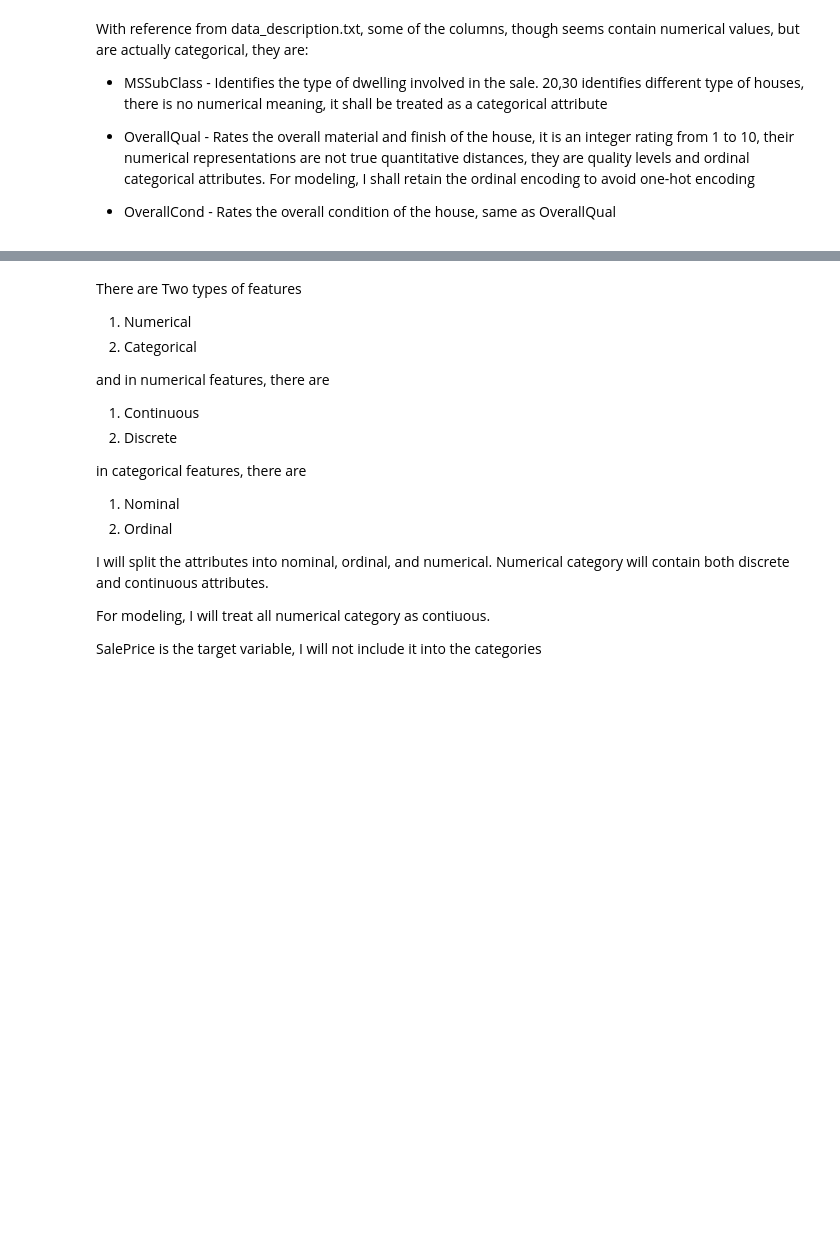
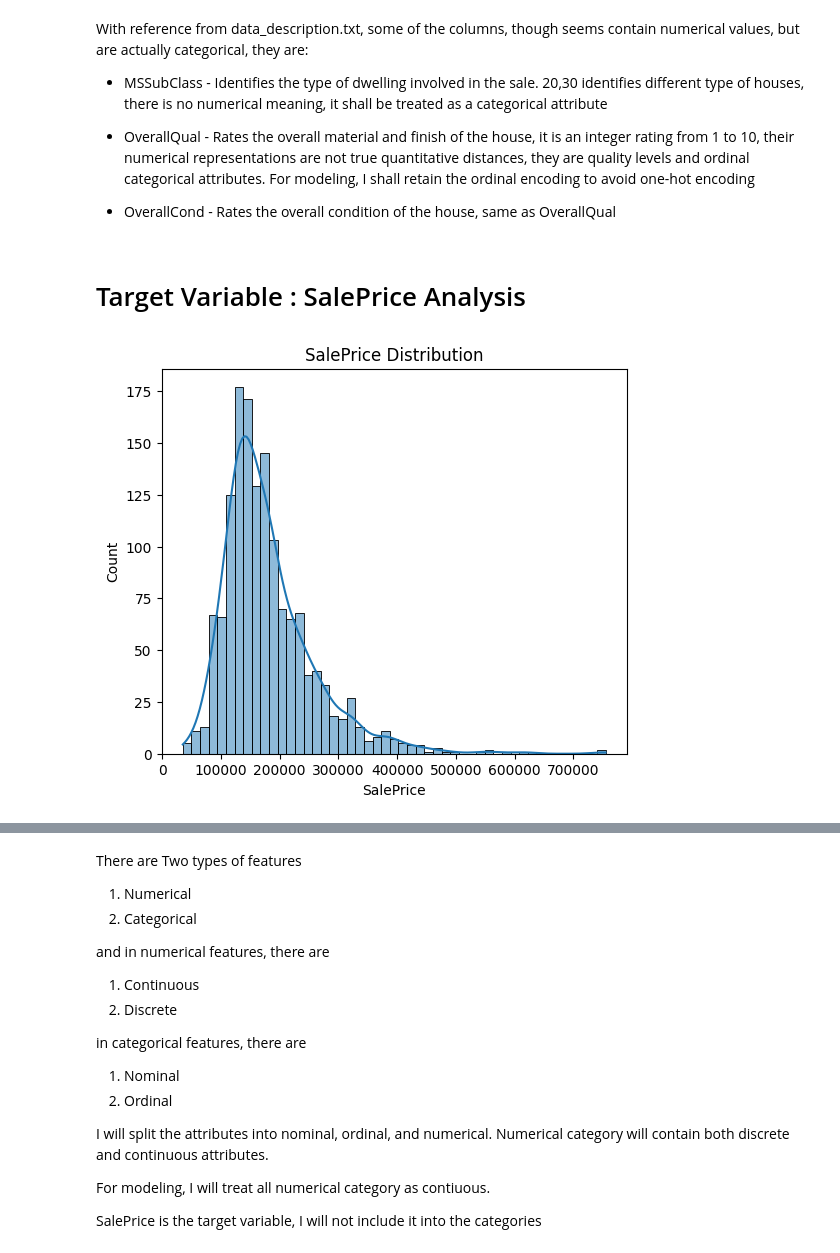
Before and after one commit to jakelis/Kaggle_House_Prices, a Jupyter notebook: notebooks/01_eda.ipynb, the cells around one changed output, grey strips where cells are left out. Saved outputs shown, nothing was run; the diff lists cells and outputs as text; code cells hidden in the pictures; blank space fills up the shorter version.

```diff
--- a/notebooks/01_eda.ipynb
+++ b/notebooks/01_eda.ipynb
@@ -100,3 +105,17 @@ With reference from data_description.txt, some of the columns, though seems cont
 - OverallQual - Rates the overall material and finish of the house, it is an integer rating from 1 to 10, their numerical representations are not true quantitative distances, they are quality levels and ordinal categorical attributes. For modeling, I shall retain the ordinal encoding to avoid one-hot encoding
 
 - OverallCond - Rates the overall condition of the house, same as OverallQual
+# %% [markdown]
+# Target Variable : SalePrice Analysis
+# %%
+# plot distrinbution of the target, SalePrice
+import numpy as np
+import seaborn as sns
+import matplotlib.pyplot as plt
+
+plt.figure(figsize=(6,5))
+sns.histplot(data['SalePrice'],kde=True)
+plt.title('SalePrice Distribution')
+plt.show()
+# %% [output]
+[figure, added]
```
Also changed, not shown: parts of 19 cells of this notebook.
